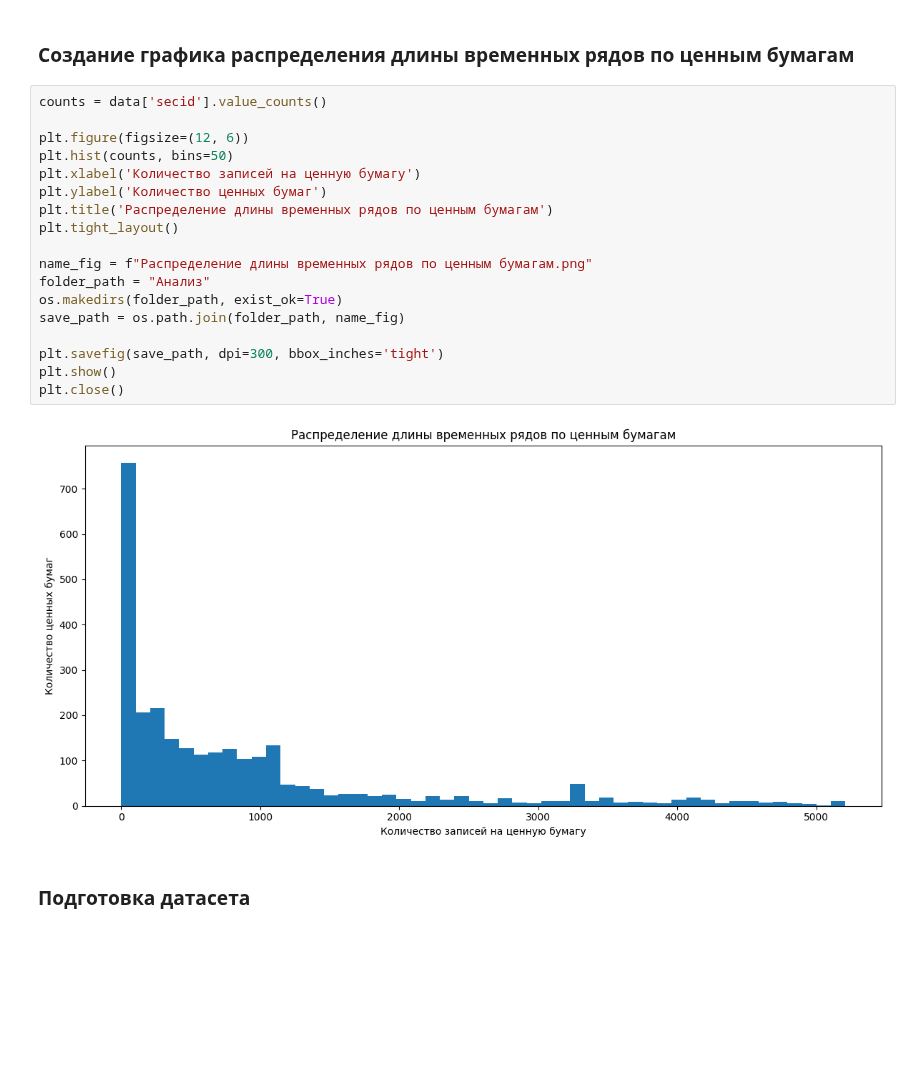
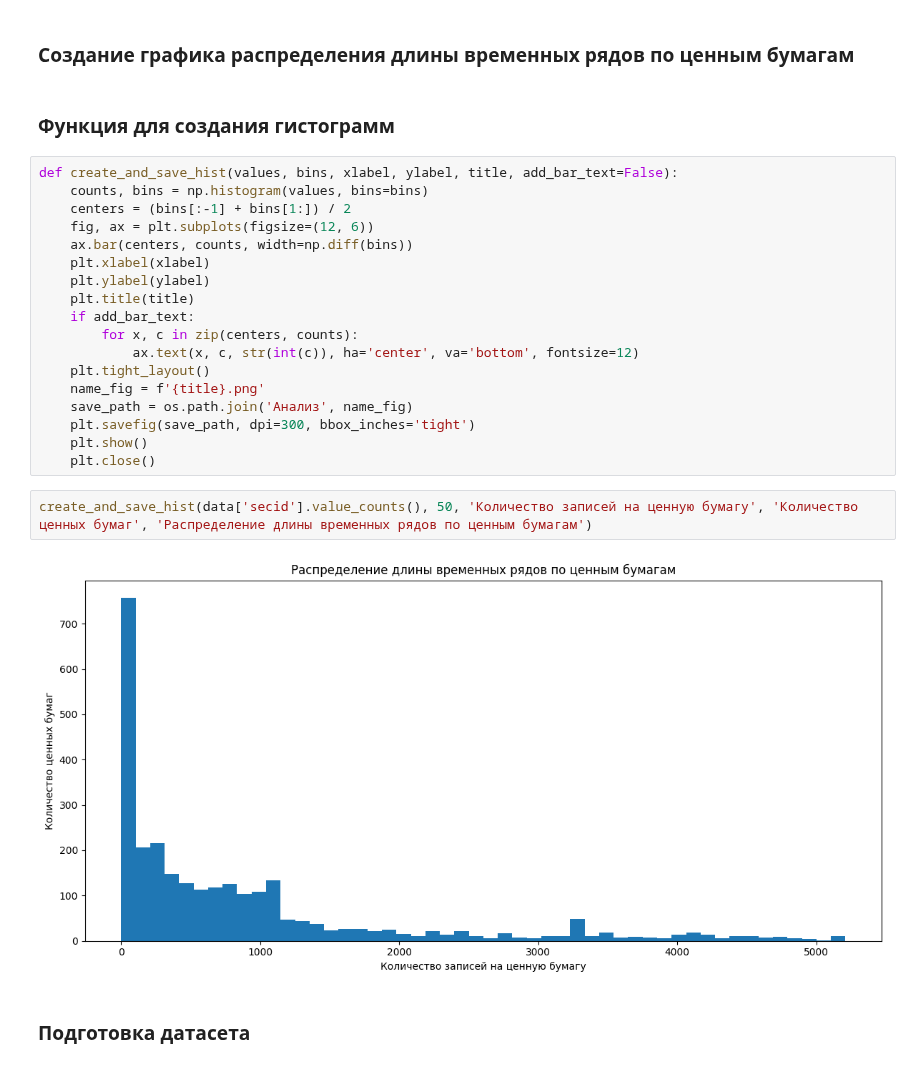
Before and after one commit to StuLolka/ensemble-learning-in-finance, a Jupyter notebook: main.ipynb, the cells around one changed output. Cells and saved outputs as stored; diff of their text form; blank space fills up the shorter version.

```diff
--- a/main.ipynb
+++ b/main.ipynb
@@ -65,26 +65,30 @@ is_russian         0
 dtype: int64
 # %% [markdown]
 ### Создание графика распределения длины временных рядов по ценным бумагам
-# %%
-counts = data['secid'].value_counts()
-
-plt.figure(figsize=(12, 6))
-plt.hist(counts, bins=50)
-plt.xlabel('Количество записей на ценную бумагу')
-plt.ylabel('Количество ценных бумаг')
-plt.title('Распределение длины временных рядов по ценным бумагам')
-plt.tight_layout()
-
-name_fig = f"Распределение длины временных рядов по ценным бумагам.png"
-folder_path = "Анализ"
-os.makedirs(folder_path, exist_ok=True)
-save_path = os.path.join(folder_path, name_fig)
-
-plt.savefig(save_path, dpi=300, bbox_inches='tight')
-plt.show()
-plt.close()
-# %% [output]
-[figure, removed]
+# %% [markdown]
+### Функция для создания гистограмм
+# %%
+def create_and_save_hist(values, bins, xlabel, ylabel, title, add_bar_text=False):
+    counts, bins = np.histogram(values, bins=bins)
+    centers = (bins[:-1] + bins[1:]) / 2
+    fig, ax = plt.subplots(figsize=(12, 6))
+    ax.bar(centers, counts, width=np.diff(bins))
+    plt.xlabel(xlabel)
+    plt.ylabel(ylabel)
+    plt.title(title)
+    if add_bar_text:
+        for x, c in zip(centers, counts):
+            ax.text(x, c, str(int(c)), ha='center', va='bottom', fontsize=12)
+    plt.tight_layout()
+    name_fig = f'{title}.png'
+    save_path = os.path.join('Анализ', name_fig)
+    plt.savefig(save_path, dpi=300, bbox_inches='tight')
+    plt.show()
+    plt.close()
+# %%
+create_and_save_hist(data['secid'].value_counts(), 50, 'Количество записей на ценную бумагу', 'Количество ценных бумаг', 'Распределение длины временных рядов по ценным бумагам')
+# %% [output]
+[figure, added]
 # %% [markdown]
 ### Подготовка датасета
 # %%
```
Also changed, not shown: parts of 54 cells of this notebook.
